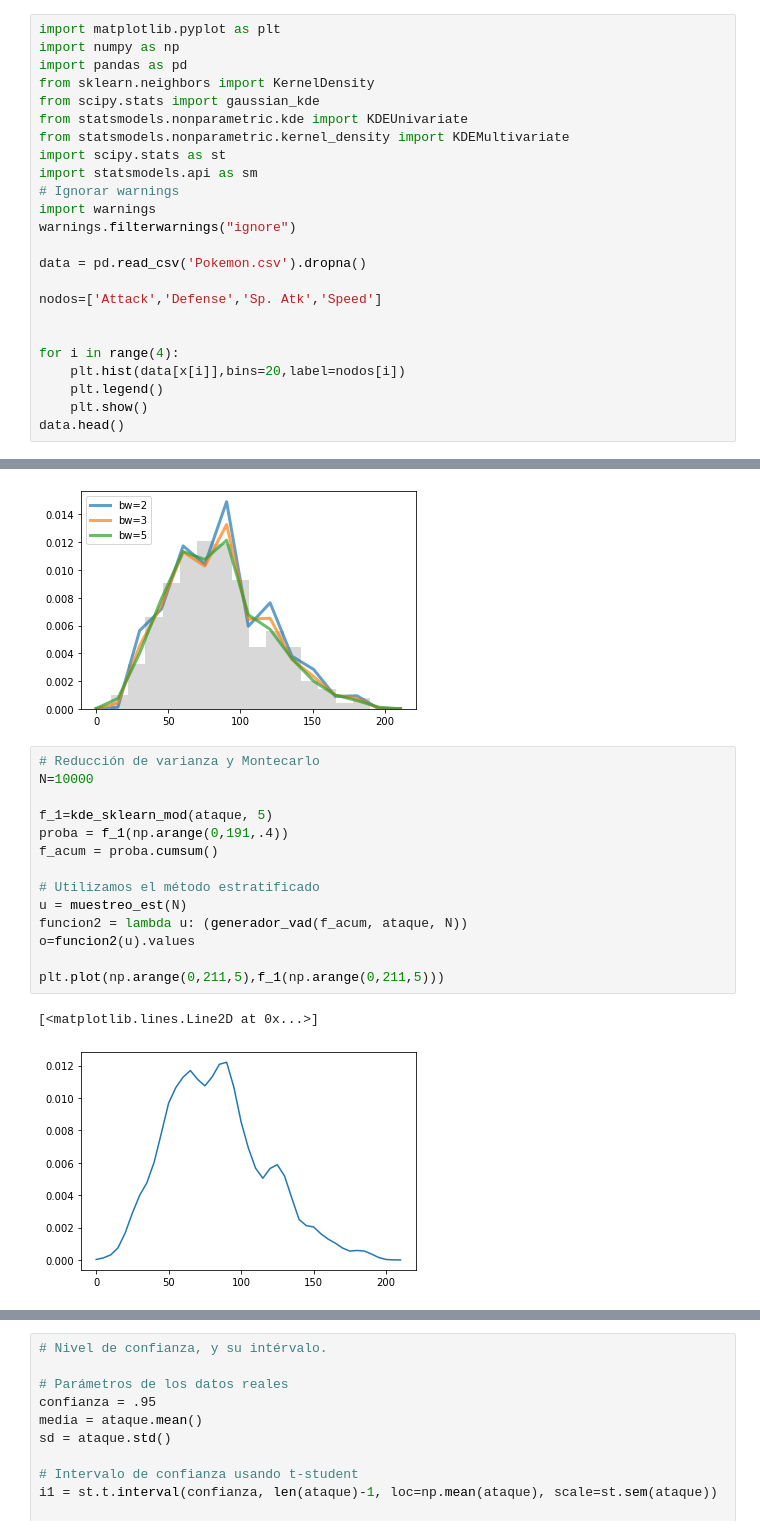
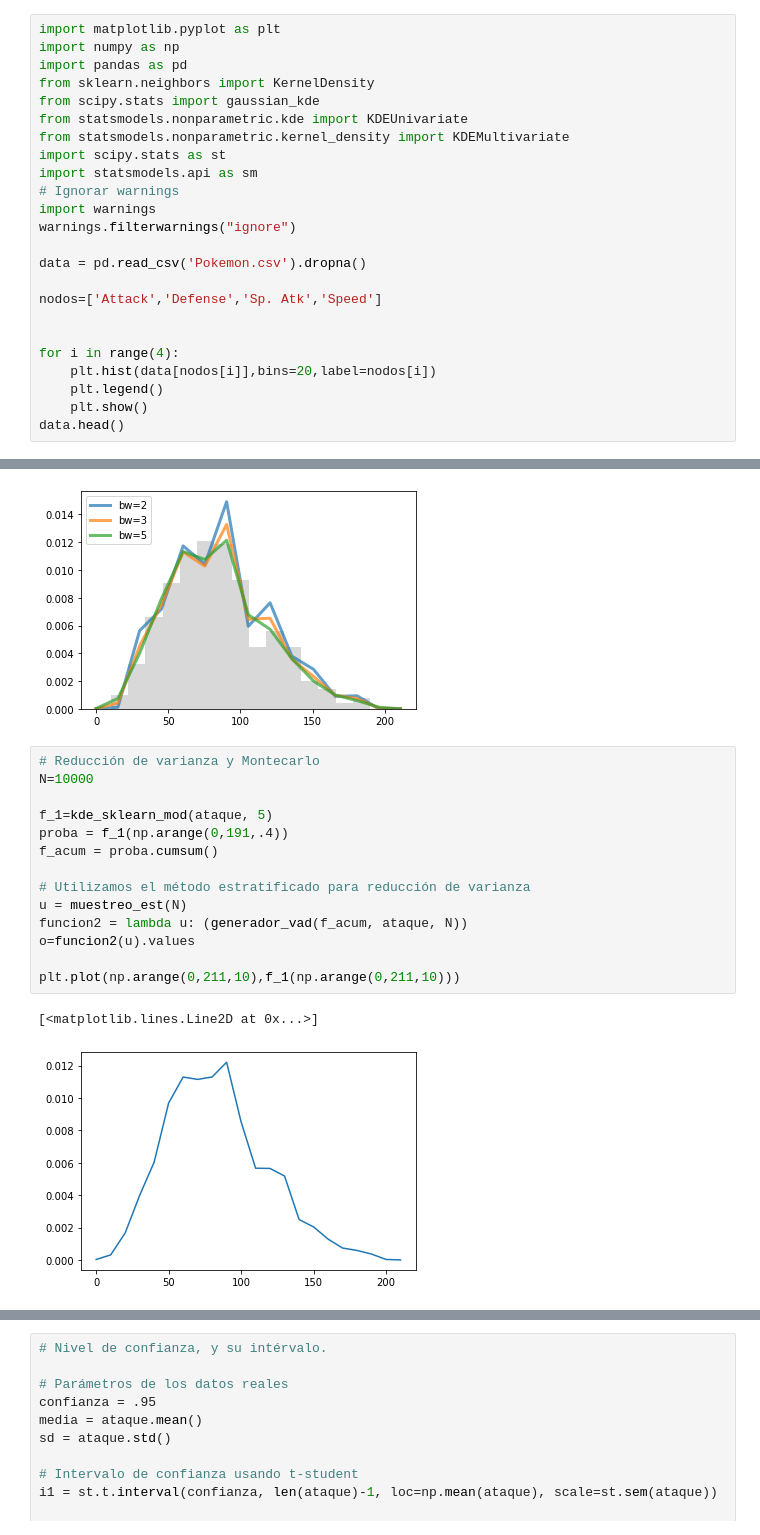
Before and after one commit to JuanPrdz/Proyecto_tema2_JPRodriguez_ARamirez_SRomero, a Jupyter notebook: El_bueno.ipynb, the cells around one changed output, grey strips where cells are left out. Saved outputs shown, nothing was run; the diff lists cells and outputs as text.

```diff
--- a/El_bueno.ipynb
+++ b/El_bueno.ipynb
@@ -97,7 +97,7 @@ nodos=['Attack','Defense','Sp. Atk','Speed']
 
 
 for i in range(4):
-    plt.hist(data[x[i]],bins=20,label=nodos[i])
+    plt.hist(data[nodos[i]],bins=20,label=nodos[i])
     plt.legend()
     plt.show()
 data.head()
@@ -288,20 +350,20 @@ ax.legend(loc='upper left')
 # %%
 # Reducción de varianza y Montecarlo
 N=10000
 
 f_1=kde_sklearn_mod(ataque, 5)
 proba = f_1(np.arange(0,191,.4))
 f_acum = proba.cumsum()
 
-# Utilizamos el método estratificado
+# Utilizamos el método estratificado para reducción de varianza
 u = muestreo_est(N)
 funcion2 = lambda u: (generador_vad(f_acum, ataque, N))
 o=funcion2(u).values
 
-plt.plot(np.arange(0,211,5),f_1(np.arange(0,211,5)))
+plt.plot(np.arange(0,211,10),f_1(np.arange(0,211,10)))
 # %% [output]
 [<matplotlib.lines.Line2D at 0x...>]
-[figure, old version]
+[figure, new version]
 # %%
 # Comparamos el histograma de "o" (10000 simulaciones del ataque, en función de su distribución de probabilidad)
 plt.hist(o, bins=11, density = True, color = 'orange',label='Histgrama')
```
Also changed, not shown: parts of 6 cells of this notebook.
